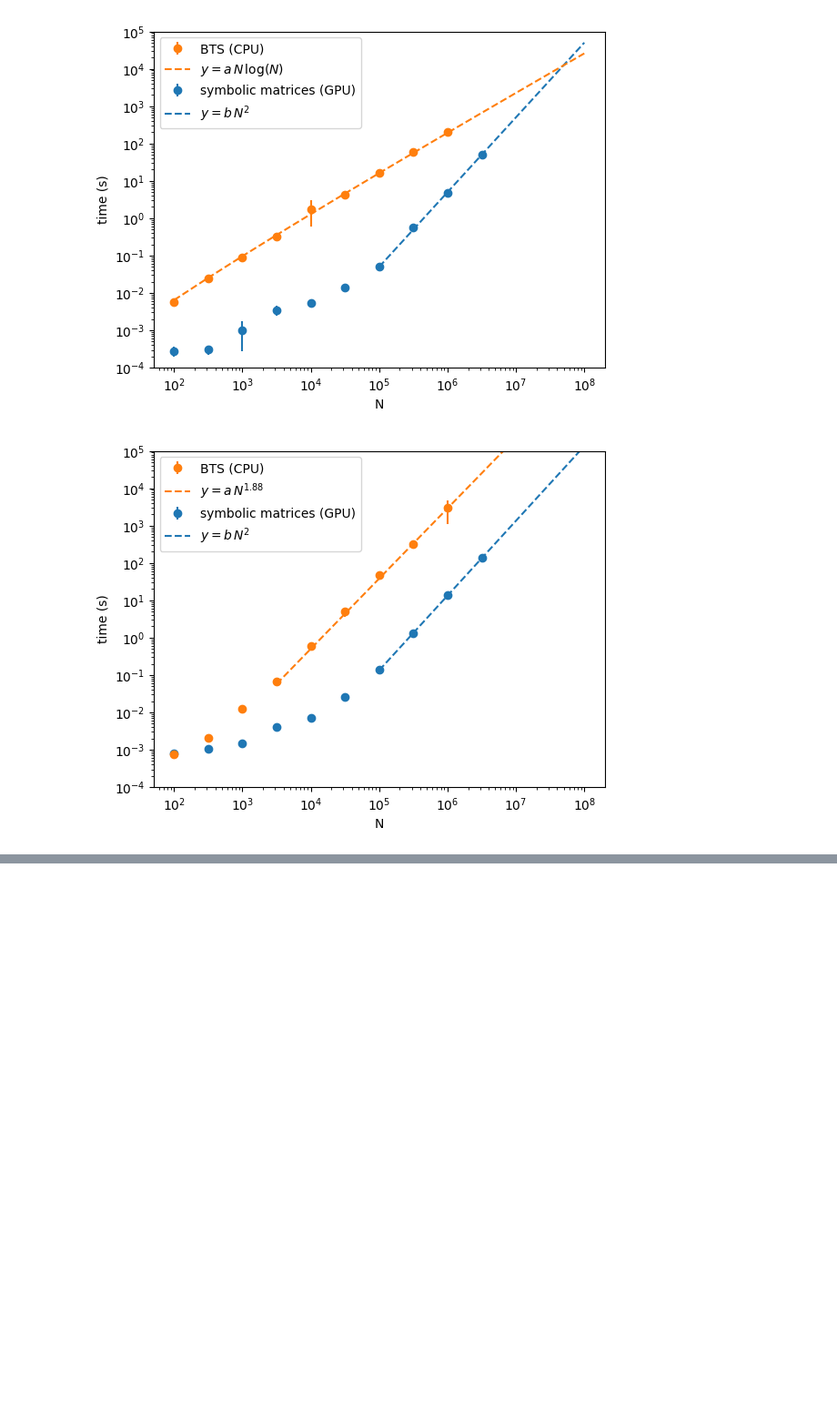
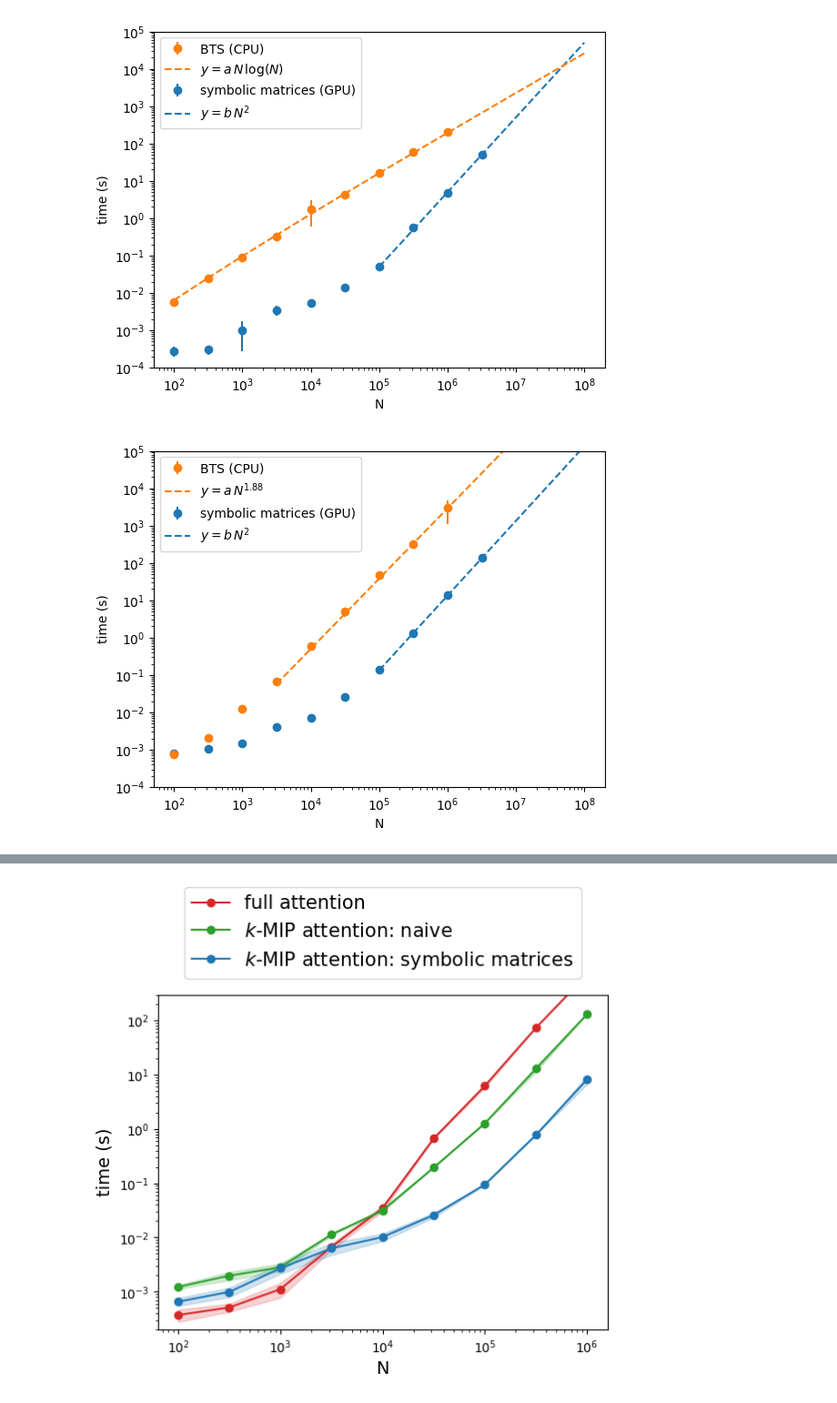
Before and after one commit to JonasDeSchouwer/EfficientSparseAttention, a Jupyter notebook: plotting.ipynb, the cells around one changed output, grey strips where cells are left out. Shown: that part at 91% size. Drawn from its saved outputs; the diff is of its cells as text; code cells hidden in the pictures; blank space fills up the shorter version.

Commit message:
added naive sparse baseline; added backward pass to profiling experiment; various other updates

```diff
--- a/plotting.ipynb
+++ b/plotting.ipynb
@@ -435,0 +567,38 @@ plt.plot(Ns[-3:], func(np.array(Ns[-3:]), *popt), label='fit: $x^{%.2f}$' % tupl
+# %%
+# COMPARING THE EFFICIENCY IN INFERENCE OF full, naive AND sym - FORWARD, BACKWARD, TOTAL
+# k=10
+# kq_dim=10
+# python profiling-experiment.py --method sym --maxN 1000000
+# python profiling-experiment.py --method full --maxN 500000
+# python profiling-experiment.py --method naive --maxN 500000
+
+sym_means = [0.0006547927856445313, 0.0009894847869873046, 0.0027068138122558595, 0.006307649612426758, 0.010172796249389649, 0.025871086120605468, 0.09428992271423339, 0.7732006549835205, 8.129796600341797]
+sym_stds = [0.00010797604467865867, 0.00019492245681407462, 0.0005644259303831248, 0.0015605145849592894, 0.0016207506277473131, 0.002444353157012559, 0.0023061645690318736, 0.0015952304065914229, 1.4320905410452864]
+
+full_means = [0.0003719806671142578, 0.0005124092102050781, 0.0011129379272460938, 0.006705141067504883, 0.03472633361816406, 0.6664549827575683, 6.209908199310303, 72.92632231712341, 699.6993878539183]
+full_stds = [9.351205840273032e-05, 8.643341367500833e-05, 0.0003384441209613269, 0.0007844663809723265, 0.004432224784571795, 0.01799587437782425, 0.4327577929011281, 0.33400945230777057, 4.301518130348735]
+
+naive_means = [0.0012248992919921876, 0.0019731044769287108, 0.0028228759765625, 0.011358690261840821, 0.03148274421691895, 0.19420413970947265, 1.2659743309020997, 12.814931535720826, 130.04778677278725]
+naive_stds = [9.878537711590153e-05, 0.0003416494281376879, 0.00047108820498612187, 0.0005076998418888036, 0.0015108719589325768, 0.0029634210963532725, 0.001882841357257103, 1.4373260673079604, 2.266073073073073]
+
+
+fig = plt.figure()
+
+plt.plot(Ns[:len(full_means)], full_means, label="full attention", marker='o', color=colors['full'])
+plt.fill_between(Ns[:len(full_means)], np.array(full_means) - np.array(full_stds), np.array(full_means) + np.array(full_stds), alpha=0.2, color=colors['full'])
+plt.plot(Ns[:len(naive_means)], naive_means, label="$k$-MIP attention: naive", marker='o', color=colors['naive'])
+plt.fill_between(Ns[:len(naive_means)], np.array(naive_means) - np.array(naive_stds), np.array(naive_means) + np.array(naive_stds), alpha=0.2, color=colors['naive'])
+plt.plot(Ns[:len(sym_means)], sym_means, label="$k$-MIP attention: symbolic matrices", marker='o', color=colors['sym'])
+plt.fill_between(Ns[:len(sym_means)], np.array(sym_means) - np.array(sym_stds), np.array(sym_means) + np.array(sym_stds), alpha=0.2, color=colors['sym'])
+
+plt.xscale('log')
+plt.yscale('log')
+plt.ylim(ylim)
+plt.xlabel('N', fontsize=axis_fontsize)
+plt.ylabel('time (s)', fontsize=axis_fontsize)
+plt.legend(loc='upper center', fontsize=legend_fontsize, bbox_to_anchor=(0.5, 1.35), ncol=1)
+
+plt.savefig('/home/jonas/MSc-thesis-report/figures/Efficiency-inference.png', bbox_inches='tight')
+plt.show()
+# %% [output]
+[figure, added]
```
Also changed, not shown: parts of 2 cells of this notebook, 5 other files.
